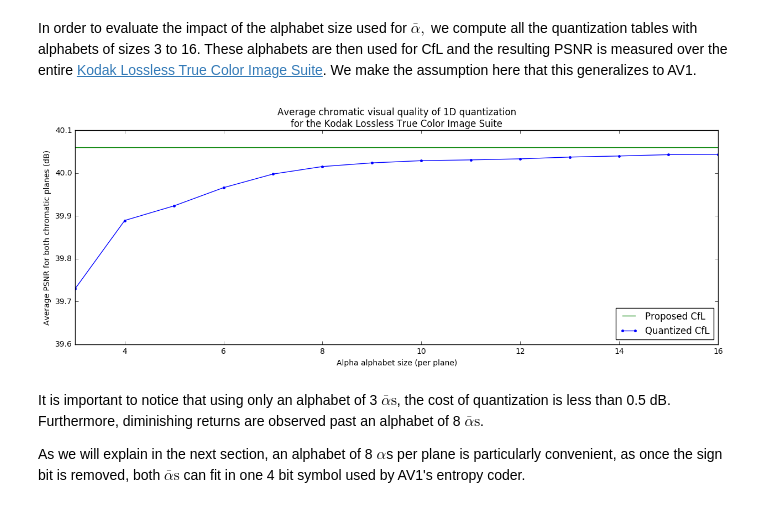
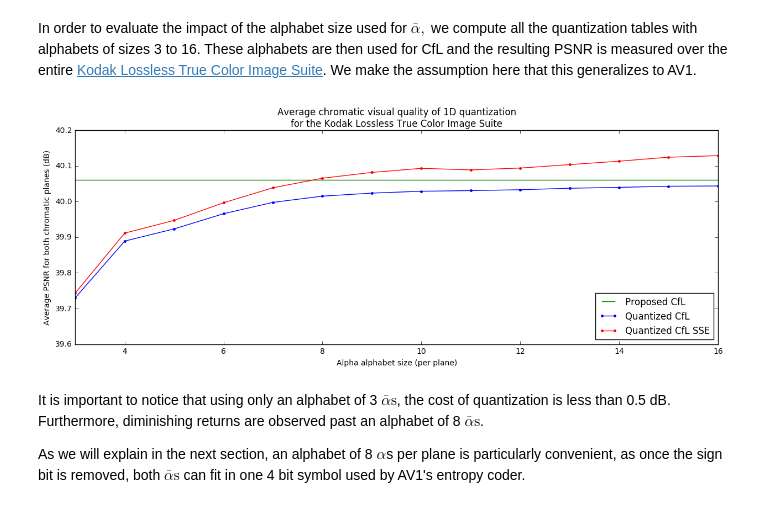
Before and after one commit to luctrudeau/AV1-CfL-Proposal, a Jupyter notebook: Chroma from Luma (CfL).ipynb, the cells around one changed output. Saved outputs shown, nothing was run; the diff lists cells and outputs as text; code cells hidden in the pictures.

```diff
--- a/Chroma from Luma (CfL).ipynb
+++ b/Chroma from Luma (CfL).ipynb
@@ -269,0 +300,3 @@ _Note that it could also be possible to signal $\sum_i \bar{L_i} \bar{C'_i}$ ins
+# %%
+f = factor(Sum(2*x*L[i]**2, (i, 0, N - 1))) + factor(Sum(-2*C[i]*L[i], (i, 0, N - 1)))
+f
@@ -276,11 +323,11 @@ def cfl(im, block_size, plane):
 
     for y in range(0, height, block_size):
         for x in range(0, width, block_size):
-            bY = im[y:y+block_size, x:x+block_size, 0]
-            bC = im[y:y+block_size, x:x+block_size, plane]
+            bY = im[y:y+block_size, x:x+block_size, 0].astype(int)
+            bC = im[y:y+block_size, x:x+block_size, plane].astype(int)
 
-            L = bY - np.mean(bY)
-            C = bC - np.mean(bC)
+            L = bY - np.mean(bY).astype(int)
+            C = bC - np.mean(bC).astype(int)
 
             sLL = np.sum(L*L)
             sLC = np.sum(L*C)
@@ -289,7 +336,7 @@ def cfl(im, block_size, plane):
                 a = sLC / sLL
             else:
                 a = 0
-            cfl[y:y+block_size, x:x+block_size] = np.round(a * L + np.mean(bC))
+            cfl[y:y+block_size, x:x+block_size] = np.round(a * L + np.mean(bC)).astype('uint8')
     return cfl
 
 def cfl_prop(im, block_size, plane):
@@ -299,11 +346,11 @@ def cfl_prop(im, block_size, plane):
 
     for y in range(0, height, block_size):
         for x in range(0, width, block_size):
-            bY = im[y:y+block_size, x:x+block_size, 0]
-            bC = im[y:y+block_size, x:x+block_size, plane]
+            bY = im[y:y+block_size, x:x+block_size, 0].astype(int)
+            bC = im[y:y+block_size, x:x+block_size, plane].astype(int)
 
-            above_row = im[max(y-1,0), x:x+block_size, plane]
-            left_col = im[y:y+block_size, max(x-1,0), plane]
+            above_row = im[max(y-1,0), x:x+block_size, plane].astype(int)
+            left_col = im[y:y+block_size, max(x-1,0), plane].astype(int)
             DC_PRED = np.mean([above_row, left_col])
 
             L = bY - np.mean(bY)
@@ -317,7 +364,7 @@ def cfl_prop(im, block_size, plane):
             else:
                 alpha = 0
             alphas.append(alpha)
-            cfl[y:y+block_size, x:x+block_size] = np.round(alpha * L + DC_PRED)
+            cfl[y:y+block_size, x:x+block_size] = np.round(alpha * L + DC_PRED).astype('uint8')
 
     return cfl, alphas
 
@@ -563,7 +654,9 @@ def cfl_prop_q(im, block_size, plane, codes):
 # %%
 k_psnrs_cb_q = np.zeros((17,24));
+k_psnrs_cb_q_sse = np.zeros((17,24));
 psnr_cb = np.zeros((24,1));
 k_psnrs_cr_q = np.zeros((17,24));
+k_psnrs_cr_q_sse = np.zeros((17,24));
 psnr_cr = np.zeros((24,1));
 
 a_alphas_cb = np.abs(np.concatenate((alphas_20[:,0], alphas_32[:,0], alphas_43[:,0], alphas_55[:,0])))
@@ -580,26 +673,32 @@ for k in log_progress(range(3,17)):
     codes_cr = np.sort(codes_cr)
     f = 0
     for kodim in kodims:
-        cfl_cb, alpha = cfl_prop_q(kodim, block_size, 1, codes_cb)
-        cfl_cr, alpha = cfl_prop_q(kodim, block_size, 2, codes_cr)
+        cfl_cb = cfl_prop_q(kodim, block_size, 1, codes_cb)
+        cfl_cr = cfl_prop_q(kodim, block_size, 2, codes_cr)
+        cfl_cb_sse = cfl_prop_q_sse(kodim, block_size, 1, codes_cb)
+        cfl_cr_sse = cfl_prop_q_sse(kodim, block_size, 2, codes_cr)
         k_psnrs_cb_q[k, f] = psnr(kodim[:,:,1], cfl_cb)
         k_psnrs_cr_q[k, f] = psnr(kodim[:,:,2], cfl_cr)
+        k_psnrs_cb_q_sse[k, f] = psnr(kodim[:,:,1], cfl_cb_sse)
+        k_psnrs_cr_q_sse[k, f] = psnr(kodim[:,:,2], cfl_cr_sse)
         f = f + 1
 # %%
 mean_k_psnrs_q = np.mean(np.column_stack((np.mean(k_psnrs_cb_q, axis=1), np.mean(k_psnrs_cr_q, axis=1))), axis=1)
+mean_k_psnrs_q_sse = np.mean(np.column_stack((np.mean(k_psnrs_cb_q_sse, axis=1), np.mean(k_psnrs_cr_q_sse, axis=1))), axis=1)
 mean_psnrs_cfl_prop = np.ones((17,1)) * np.mean((mean_psnr_cfl_prob_cb, mean_psnr_cfl_prob_cr))
 
 plt.figure(figsize=(15,5))
 plt.plot(np.arange(0,17), mean_psnrs_cfl_prop, 'g', label='Proposed CfL')
 plt.plot(np.arange(0,17), mean_k_psnrs_q, 'b', marker='.', label='Quantized CfL')
+plt.plot(np.arange(0,17), mean_k_psnrs_q_sse, 'r', marker='.', label='Quantized CfL SSE')
 plt.gca().set_xlim([3, 16])
-plt.gca().set_ylim([39.6, 40.1])
+plt.gca().set_ylim([39.6, 40.2])
 plt.xlabel('Alpha alphabet size (per plane)')
 plt.ylabel('Average PSNR for both chromatic planes (dB)');
 plt.title('Average chromatic visual quality of 1D quantization\nfor the Kodak Lossless True Color Image Suite')
 plt.legend(loc='lower right');
 # %% [output]
-[figure, old version]
+[figure, new version]
 # %% [markdown]
 It is important to notice that using only an alphabet of 3 $\bar{\alpha}\text{s}$, the cost of quantization is less than 0.5 dB. Furthermore, diminishing returns are observed past an alphabet of 8 $\bar{\alpha}\text{s}$.
 
```
Also changed, not shown: parts of 17 cells of this notebook.
